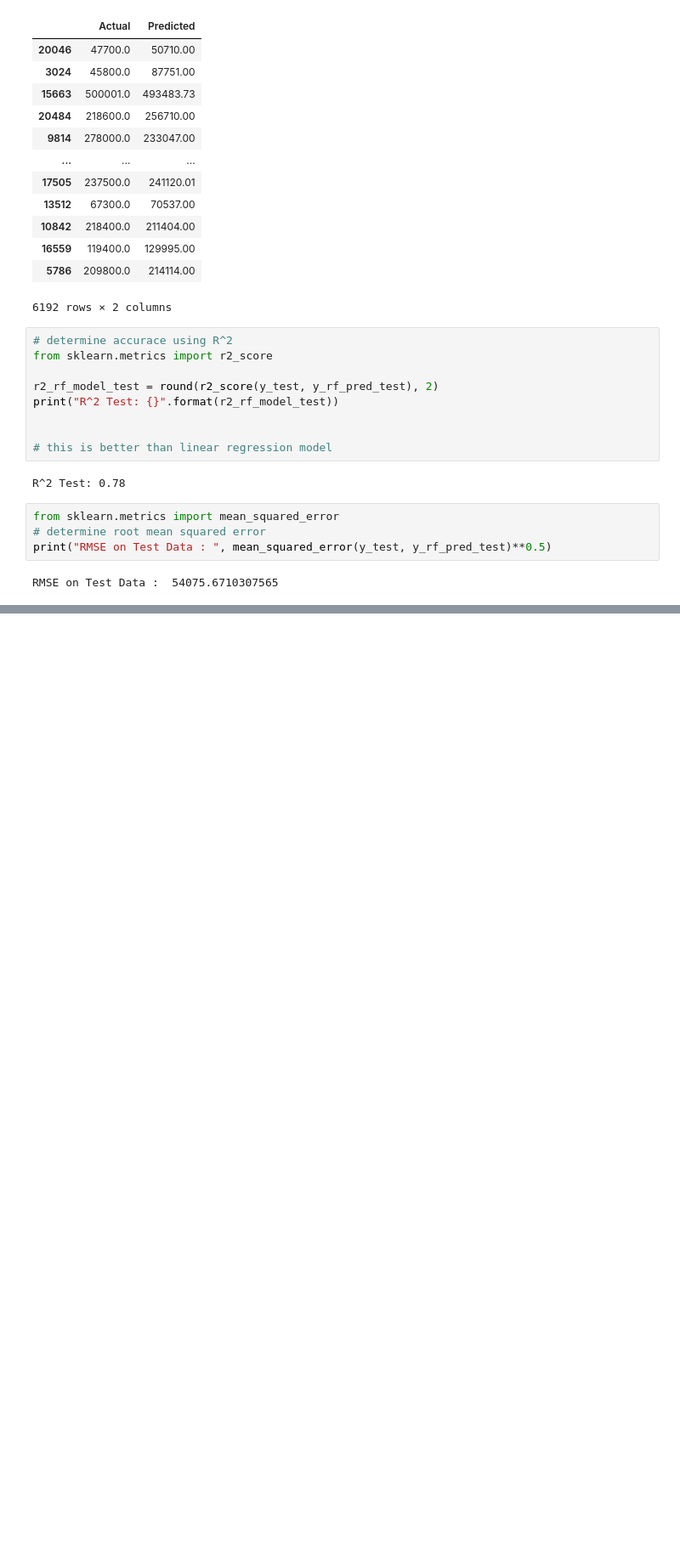
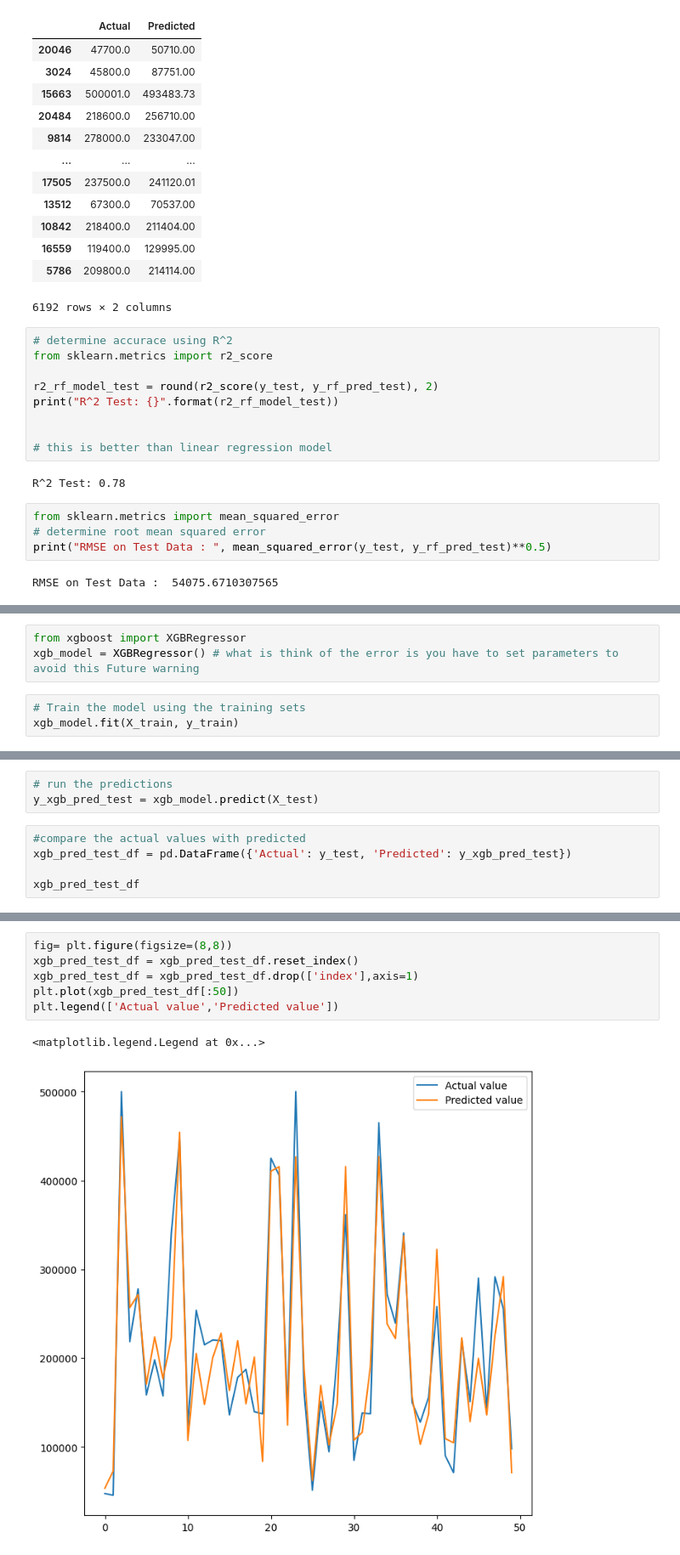
Before and after one commit to rituraj-navindgikar/ML, a Jupyter notebook: ml_foundations.ipynb, the cells around one changed output, grey strips where cells are left out. Shown at 85% size. Saved outputs shown, nothing was run; the diff lists cells and outputs as text; blank space fills up the shorter version.

Commit message:
Updated using Colab

```diff
--- a/ml_foundations.ipynb
+++ b/ml_foundations.ipynb
@@ -373,0 +385,6 @@ RMSE on Test Data :  54075.6710307565
+# %%
+from xgboost import XGBRegressor
+xgb_model = XGBRegressor() # what is think of the error is you have to set parameters to avoid this Future warning
+# %%
+# Train the model using the training sets
+xgb_model.fit(X_train, y_train)
@@ -373,0 +405,8 @@ RMSE on Test Data :  54075.6710307565
+# %%
+# run the predictions
+y_xgb_pred_test = xgb_model.predict(X_test)
+# %%
+#compare the actual values with predicted
+xgb_pred_test_df = pd.DataFrame({'Actual': y_test, 'Predicted': y_xgb_pred_test})
+
+xgb_pred_test_df
@@ -373,0 +427,9 @@ RMSE on Test Data :  54075.6710307565
+# %%
+fig= plt.figure(figsize=(8,8))
+xgb_pred_test_df = xgb_pred_test_df.reset_index()
+xgb_pred_test_df = xgb_pred_test_df.drop(['index'],axis=1)
+plt.plot(xgb_pred_test_df[:50])
+plt.legend(['Actual value','Predicted value'])
+# %% [output]
+<matplotlib.legend.Legend at 0x...>
+[figure, added]
```
Also changed, not shown: parts of 14 cells of this notebook.
